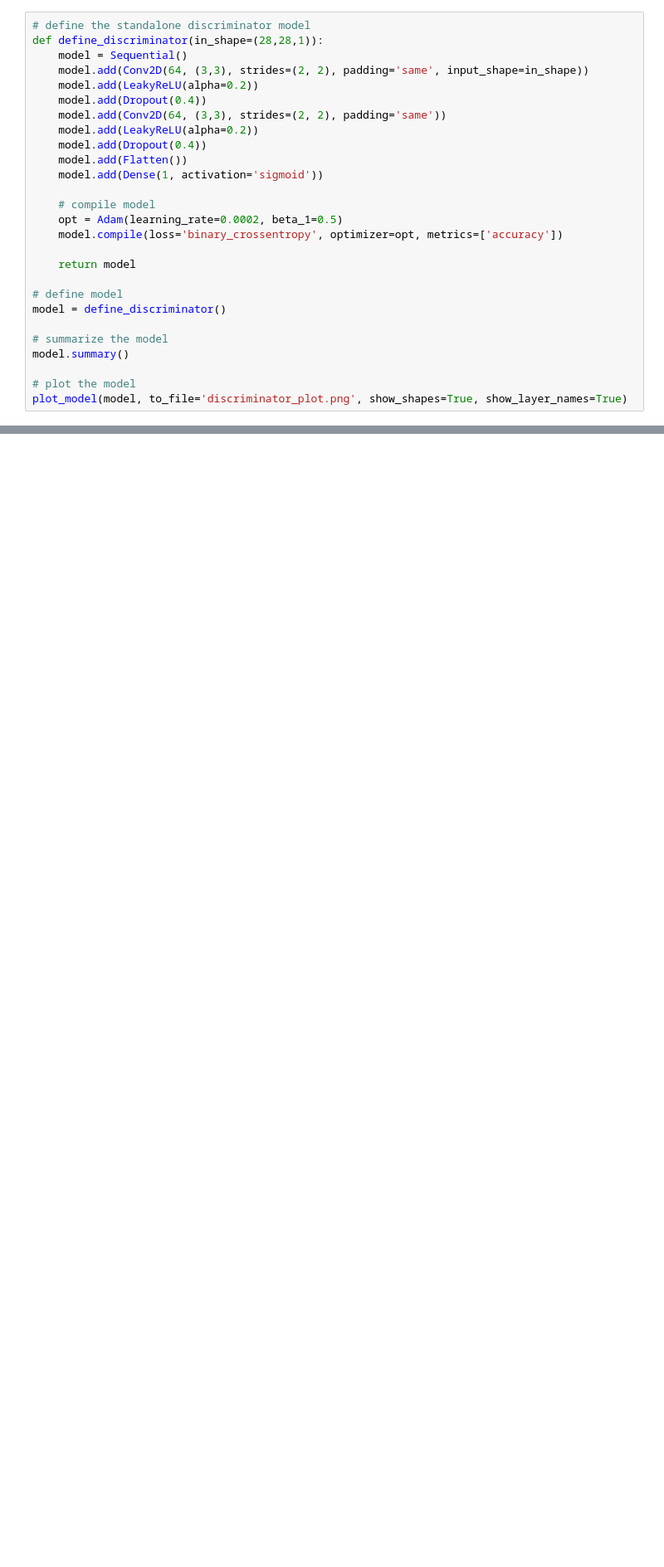
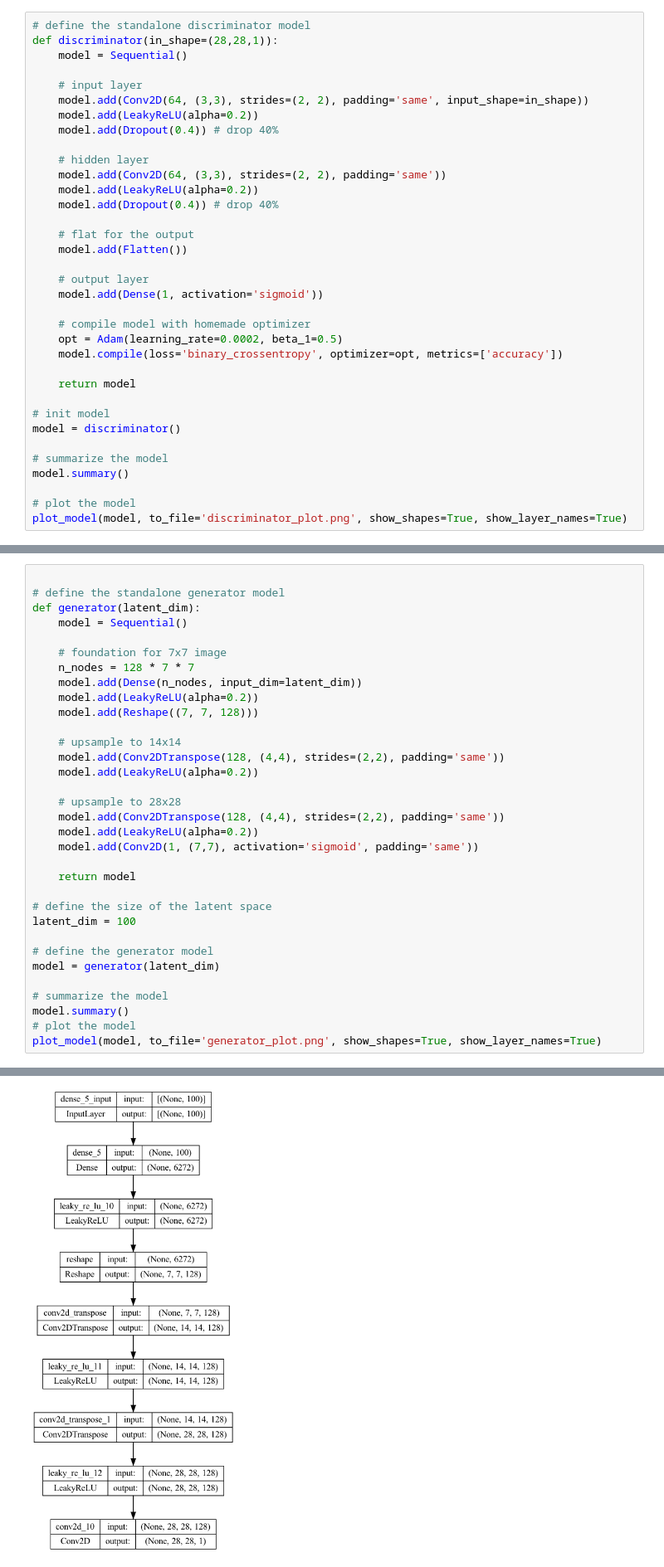
Before and after one commit to JynxZz/gan-mnist, a Jupyter notebook: notebook/exploration.ipynb, the cells around one changed output, grey strips where cells are left out. Shown at 83% size. Cells and saved outputs as stored; diff of their text form; blank space fills up the shorter version.

Commit message:
discriminator & generator

```diff
--- a/notebook/exploration.ipynb
+++ b/notebook/exploration.ipynb
@@ -45,24 +56,32 @@ from keras.utils.vis_utils import plot_model
 # %%
 # define the standalone discriminator model
-def define_discriminator(in_shape=(28,28,1)):
+def discriminator(in_shape=(28,28,1)):
 	model = Sequential()
+
+    # input layer
 	model.add(Conv2D(64, (3,3), strides=(2, 2), padding='same', input_shape=in_shape))
 	model.add(LeakyReLU(alpha=0.2))
-	model.add(Dropout(0.4))
+	model.add(Dropout(0.4)) # drop 40%
+
+    # hidden layer
 	model.add(Conv2D(64, (3,3), strides=(2, 2), padding='same'))
 	model.add(LeakyReLU(alpha=0.2))
-	model.add(Dropout(0.4))
+	model.add(Dropout(0.4)) # drop 40%
+
+    # flat for the output
 	model.add(Flatten())
+
+    # output layer
 	model.add(Dense(1, activation='sigmoid'))
 
-	# compile model
+	# compile model with homemade optimizer
 	opt = Adam(learning_rate=0.0002, beta_1=0.5)
 	model.compile(loss='binary_crossentropy', optimizer=opt, metrics=['accuracy'])
 
 	return model
 
-# define model
-model = define_discriminator()
+# init model
+model = discriminator()
 
 # summarize the model
 model.summary()
@@ -90,0 +201,34 @@ _________________________________________________________________
+# %%
+
+# define the standalone generator model
+def generator(latent_dim):
+	model = Sequential()
+
+	# foundation for 7x7 image
+	n_nodes = 128 * 7 * 7
+	model.add(Dense(n_nodes, input_dim=latent_dim))
+	model.add(LeakyReLU(alpha=0.2))
+	model.add(Reshape((7, 7, 128)))
+
+	# upsample to 14x14
+	model.add(Conv2DTranspose(128, (4,4), strides=(2,2), padding='same'))
+	model.add(LeakyReLU(alpha=0.2))
+
+	# upsample to 28x28
+	model.add(Conv2DTranspose(128, (4,4), strides=(2,2), padding='same'))
+	model.add(LeakyReLU(alpha=0.2))
+	model.add(Conv2D(1, (7,7), activation='sigmoid', padding='same'))
+
+	return model
+
+# define the size of the latent space
+latent_dim = 100
+
+# define the generator model
+model = generator(latent_dim)
+
+# summarize the model
+model.summary()
+# plot the model
+plot_model(model, to_file='generator_plot.png', show_shapes=True, show_layer_names=True)
+# %% [output]
@@ -90,0 +252 @@ _________________________________________________________________
+[figure, added]
```
Also changed, not shown: parts of 11 cells of this notebook, 1 other file.
